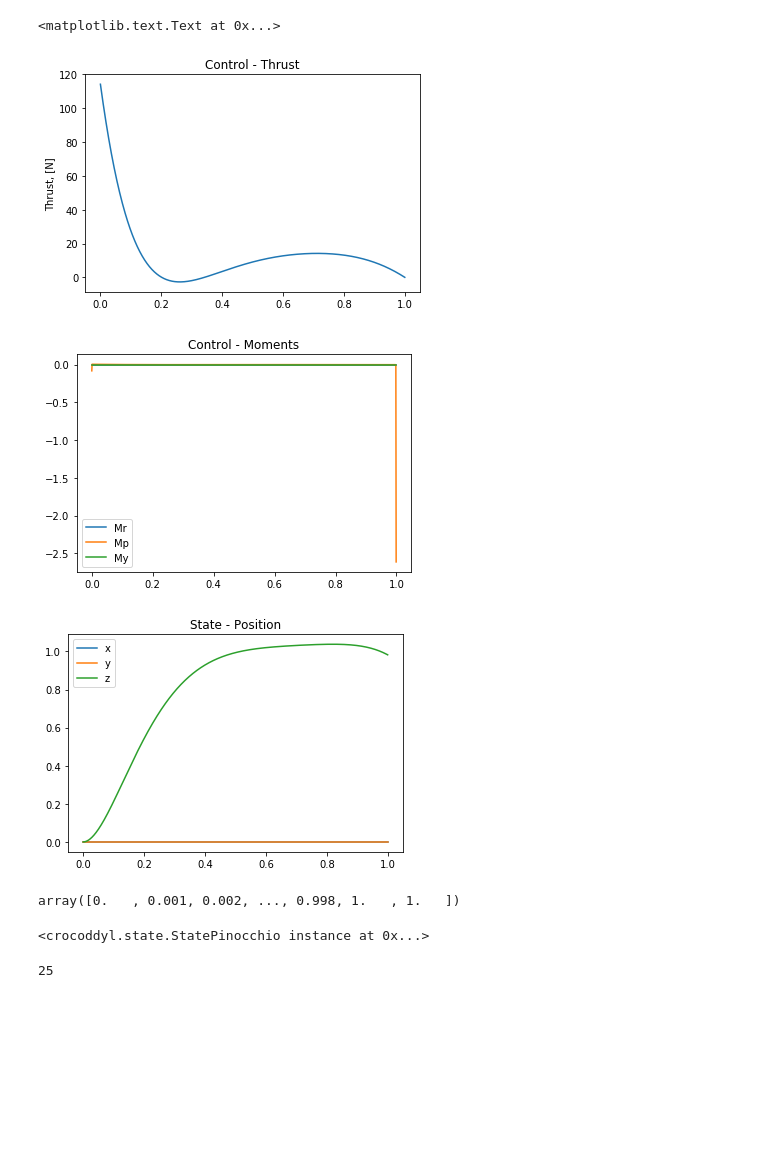
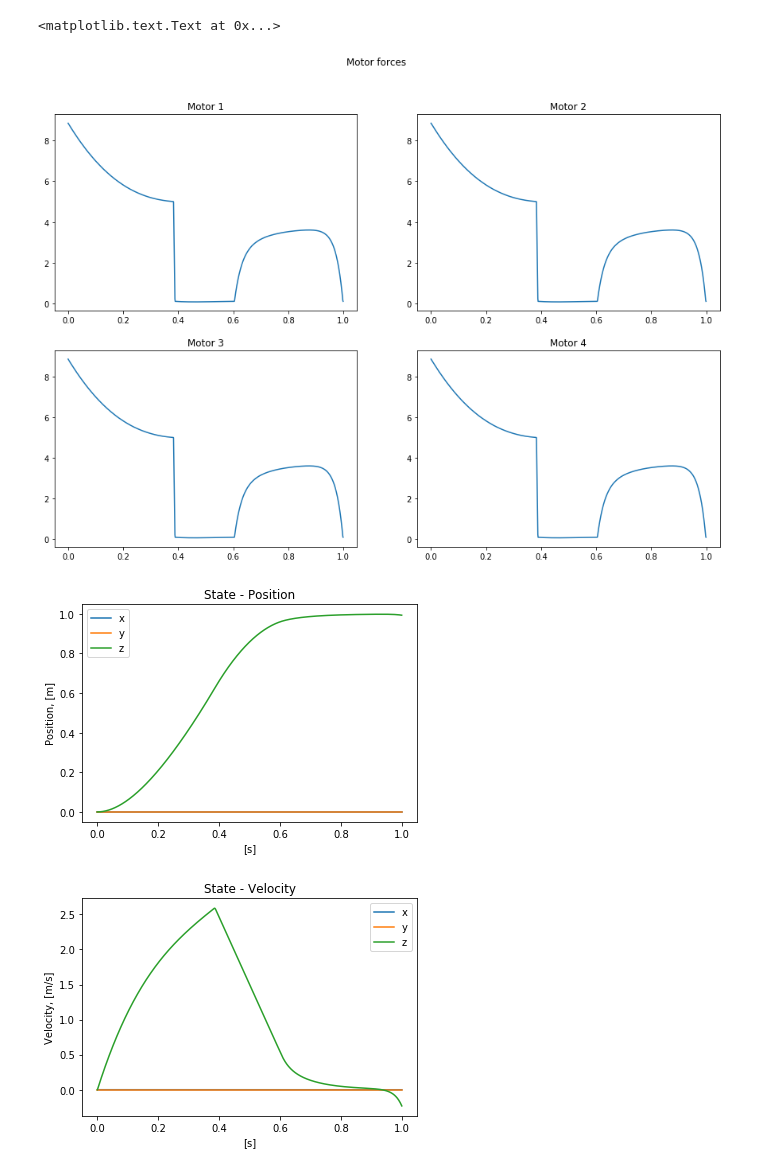
Before and after one commit to loco-3d/crocoddyl, a Jupyter notebook: examples/notebooks/kinton_flying_base.ipynb, the cells around one changed output. Drawn from its saved outputs; the diff is of its cells as text; code cells hidden in the pictures; blank space fills up the shorter version.

```diff
--- a/examples/notebooks/kinton_flying_base.ipynb
+++ b/examples/notebooks/kinton_flying_base.ipynb
@@ -10,6 +10,8 @@ robot.initDisplay(loadModel=True)
 robot.display(robot.q0)
 
 robot.framesForwardKinematics(robot.q0)
+
+rmodel = robot.model
 # %%
 # DEFINE TARGET POSITION
 target_pos  = np.array([0,0,1])
@@ -128,37 +164,34 @@ for x in ddp.xs:
-# %%
-import matplotlib.pyplot as plt
-t = np.arange(0., T*dt, dt)
-
-plt.figure()
-plt.plot(t, thrust)
-plt.ylabel('Thrust, [N]')
-plt.title('Control - Thrust')
-
-plt.figure()
-plt.plot(t,Mr, t,Mp, t,My)
-plt.legend(['Mr','Mp','My'])
-plt.title('Control - Moments')
-
-plt.figure()
-t = np.append(t, 1)
-plt.plot(t,Xx,t,Xy,t,Xz)
-plt.legend(['x','y','z'])
-plt.title('State - Position')
-# %% [output]
-<matplotlib.text.Text at 0x...>
-[figure, removed]
-[figure, removed]
-[figure, removed]
-# %%
-t = np.append(t, 1)
-t
-# %% [output]
-array([0.   , 0.001, 0.002, ..., 0.998, 1.   , 1.   ])
-# %%
-state
-# %% [output]
-<crocoddyl.state.StatePinocchio instance at 0x...>
-# %%
-7+6+12
-# %% [output]
-25
+# %%
+import matplotlib.pyplot as plt
+t = np.arange(0., 1, dt)
+
+fig, axs = plt.subplots(2,2, figsize=(15,10))
+fig.suptitle('Motor forces')
+axs[0, 0].plot(t,f1)
+axs[0, 0].set_title('Motor 1')
+axs[0, 1].plot(t,f2)
+axs[0, 1].set_title('Motor 2')
+axs[1, 0].plot(t,f3)
+axs[1, 0].set_title('Motor 3')
+axs[1, 1].plot(t,f4)
+axs[1, 1].set_title('Motor 4')
+
+plt.figure()
+t = np.append(t, 1)
+plt.plot(t,Xx,t,Xy,t,Xz)
+plt.legend(['x','y','z'])
+plt.title('State - Position')
+plt.ylabel('Position, [m]')
+plt.xlabel('[s]')
+
+plt.figure()
+plt.plot(t,Vx,t,Vy,t,Vz)
+plt.legend(['x','y','z'])
+plt.title('State - Velocity')
+plt.ylabel('Velocity, [m/s]')
+plt.xlabel('[s]')
+# %% [output]
+<matplotlib.text.Text at 0x...>
+[figure, added]
+[figure, added]
+[figure, added]
```
Also changed, not shown: parts of 4 cells of this notebook, 4 other files.
